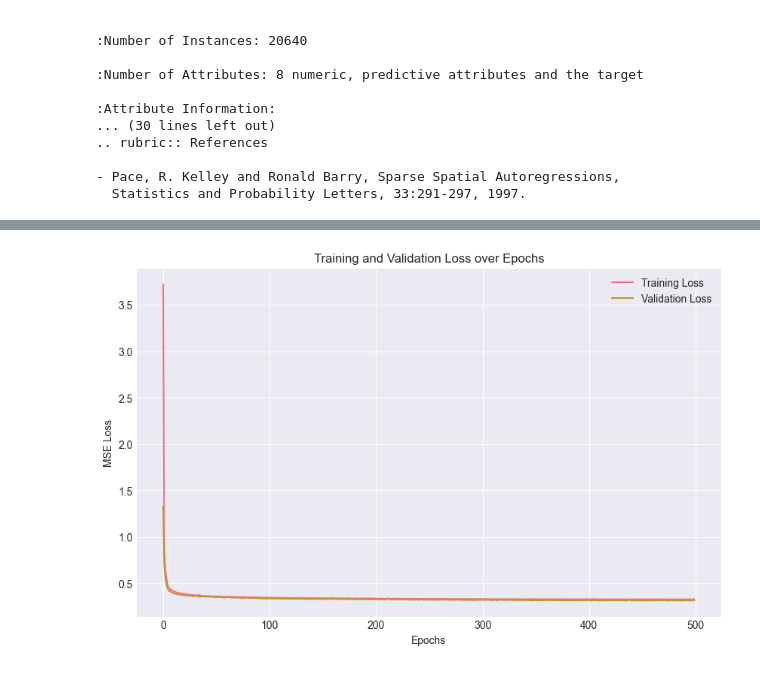
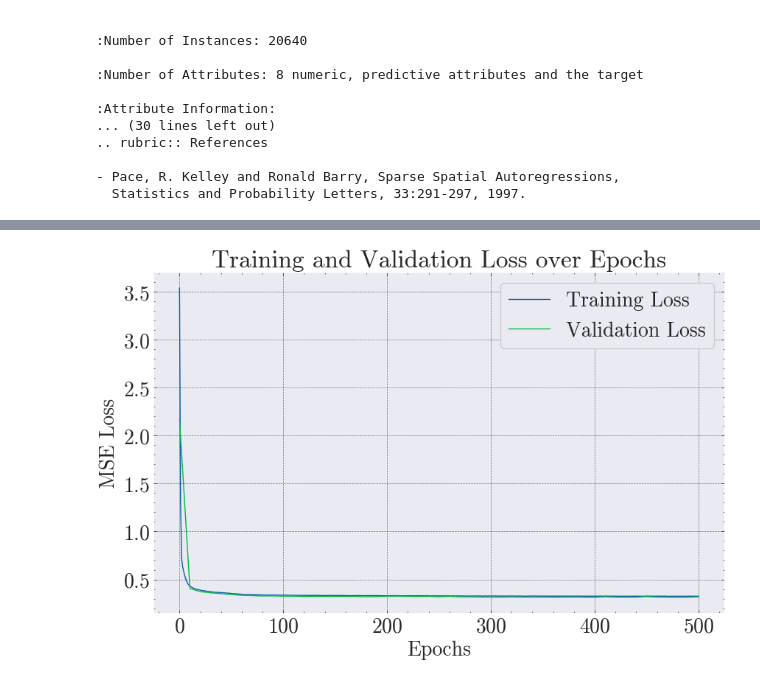
Before and after one commit to DanielHBreger/university-notes, a Jupyter notebook: Semester 5/Machine Learning/HW/HW1/q4.ipynb, the cells around one changed output, grey strips where cells are left out. Saved outputs shown, nothing was run; the diff lists cells and outputs as text; code cells hidden in the pictures.

```diff
--- a/Semester 5/Machine Learning/HW/HW1/q4.ipynb
+++ b/Semester 5/Machine Learning/HW/HW1/q4.ipynb
@@ -9,6 +9,7 @@ from sklearn.preprocessing import StandardScaler
 import torch.nn as nn
 import torch.nn.functional as F
 from torch.utils.data import DataLoader
+import scienceplots
 
 # Set random seed for reproducibility
 np.random.seed(67)
@@ -16,6 +17,11 @@ np.random.seed(67)
 # Plotting configuration
 plt.style.use('seaborn-v0_8-darkgrid')
 sns.set_palette("husl")
+
+plt.style.use(['science', 'no-latex', 'grid'])
+plt.rcParams.update({'font.size':20})
+plt.rcParams['figure.figsize'] = (10,10)
+plt.rcParams['axes.formatter.use_mathtext'] = True
 # %%
 # Get device for training
 device = torch.accelerator.current_accelerator().type if torch.accelerator.is_available() else "cpu"
@@ -84,9 +96,7 @@ X_train = scaler.transform(X_train)
 X_val = scaler.transform(X_val)
 X_test = scaler.transform(X_test)
 
-train_loader = DataLoader(list(zip(X_train, Y_train)), batch_size=32, shuffle=True)
-val_loader = DataLoader(list(zip(X_val, Y_val)), batch_size=32, shuffle=False)
-test_loader = DataLoader(list(zip(X_test, Y_test)), batch_size=32, shuffle=False)
+test_loader = DataLoader(list(zip(X_test, Y_test)), batch_size=32, shuffle=False, pin_memory=(device=='CUDA'))
 # %%
 class Net(nn.Module):
 
@@ -103,7 +113,9 @@ class Net(nn.Module):
     def forward(self,x):
         return self.net(x)
 # %%
-def train_model(model, X_train, Y_train, X_val, Y_val, num_epochs, batch_size, learning_rate):
+def train_model(model, X_train, Y_train, X_val, Y_val, num_epochs, learning_rate, batch_size=32):
+    train_loader = DataLoader(list(zip(X_train, Y_train)), batch_size=batch_size, shuffle=True, pin_memory=(device=='CUDA'))
+    val_loader = DataLoader(list(zip(X_val, Y_val)), batch_size=batch_size, shuffle=False, pin_memory=(device=='CUDA'))
     criterion = nn.MSELoss()
     optimizer = torch.optim.Adam(model.parameters(), lr=learning_rate)
 
@@ -113,12 +125,12 @@ def train_model(model, X_train, Y_train, X_val, Y_val, num_epochs, batch_size, l
         'train_acc': [],
         'val_acc': []
     }
-    for epoch in range(num_epochs):
+    for epoch in range(num_epochs+1):
         model.train()
         epoch_loss = 0.0
         for  inputs, labels in train_loader:
             inputs, labels = inputs.float().to(device), labels.float().to(device)
-            optimizer.zero_grad()
+            optimizer.zero_grad(set_to_none=True)
             outputs = model(inputs).squeeze()
             loss = criterion(outputs, labels)
             loss.backward()
@@ -129,15 +141,16 @@ def train_model(model, X_train, Y_train, X_val, Y_val, num_epochs, batch_size, l
         # Validation
         model.eval()
         val_loss = 0.0
-        with torch.no_grad():
-            for inputs, labels in val_loader:
-                inputs, labels = inputs.float().to(device), labels.float().to(device)
-                outputs = model(inputs).squeeze()
-                loss = criterion(outputs, labels)
-                val_loss += loss.item()
-        avg_val_loss = val_loss / len(val_loader)
-        history['val_loss'].append(avg_val_loss)
-        print(f"Epoch [{epoch+1}/{num_epochs}], Train Loss: {avg_train_loss:.4f}, Val Loss: {avg_val_loss:.4f}")
+        if epoch % 10 == 0:
+            with torch.no_grad():
+                for inputs, labels in val_loader:
+                    inputs, labels = inputs.float().to(device), labels.float().to(device)
+                    outputs = model(inputs).squeeze()
+                    loss = criterion(outputs, labels)
+                    val_loss += loss.item()
+            avg_val_loss = val_loss / len(val_loader)
+            history['val_loss'].append(avg_val_loss)
+            print(f"Epoch [{epoch}/{num_epochs}], Train Loss: {avg_train_loss:.4f}, Val Loss: {avg_val_loss:.4f}")
 
     return history
 # %%
@@ -148,13 +161,13 @@ output_size = 1  # Regression output
 model = Net(input_size, output_size).to(device)
 
 history = train_model(model, X_train=X_train, Y_train=Y_train, X_val=X_val, Y_val=Y_val, num_epochs=500,
-                      batch_size=32, learning_rate=0.001)
+                      batch_size=64, learning_rate=0.001)
 
 # Evaluate on test set
 model.eval()
 with torch.no_grad():
-    X_test_tensor = torch.tensor(X_test, dtype=torch.float32).to(device)
-    Y_test_tensor = torch.tensor(Y_test, dtype=torch.float32).to(device).view(-1, 1)
+    X_test_tensor = torch.tensor(X_test, dtype=torch.float32, device=device)
+    Y_test_tensor = torch.tensor(Y_test, dtype=torch.float32, device=device).view(-1, 1)
     Y_pred = model(X_test_tensor)
     test_loss = nn.MSELoss()(Y_pred, Y_test_tensor)
     print(f'Test MSE Loss: {test_loss.item():.4f}')
@@ -179,15 +192,15 @@ Test MSE Loss: 0.3288
 # %%
 # plot training and validation loss
 plt.figure(figsize=(10,6))
 plt.plot(history['train_loss'], label='Training Loss')
-plt.plot(history['val_loss'], label='Validation Loss')
+plt.plot(range(0, len(history['val_loss'])*10, 10), history['val_loss'], label='Validation Loss')
 plt.xlabel('Epochs')
 plt.ylabel('MSE Loss')
 plt.title('Training and Validation Loss over Epochs')
 plt.legend()
 plt.show()
 # %% [output]
-[figure, old version]
+[figure, new version]
 # %%
 # Linear regression of the same data for comparison
 from sklearn.linear_model import LinearRegression
```
Also changed, not shown: parts of 10 cells of this notebook.
